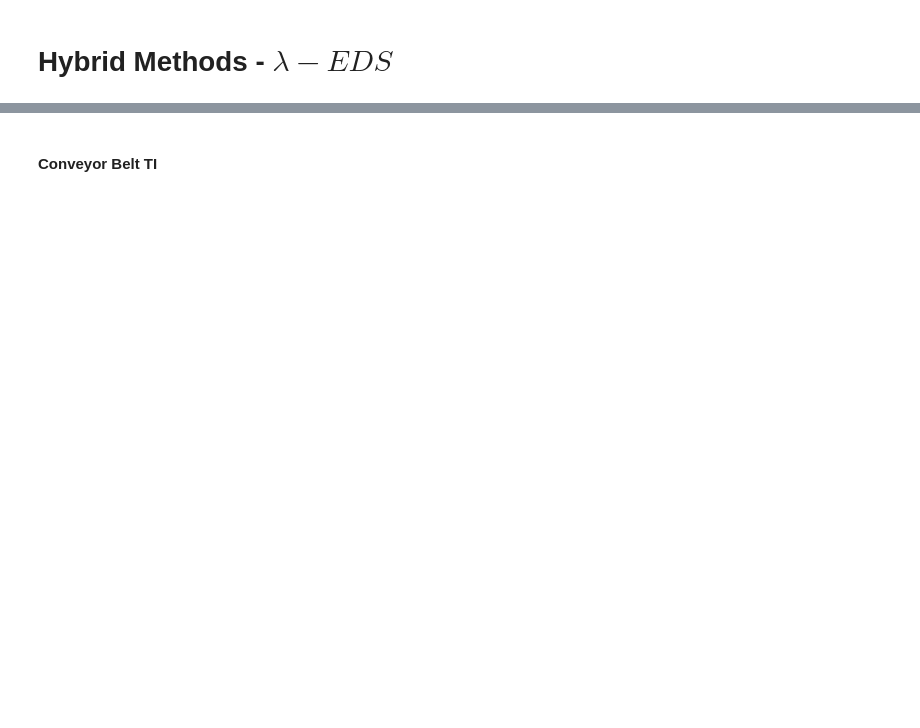
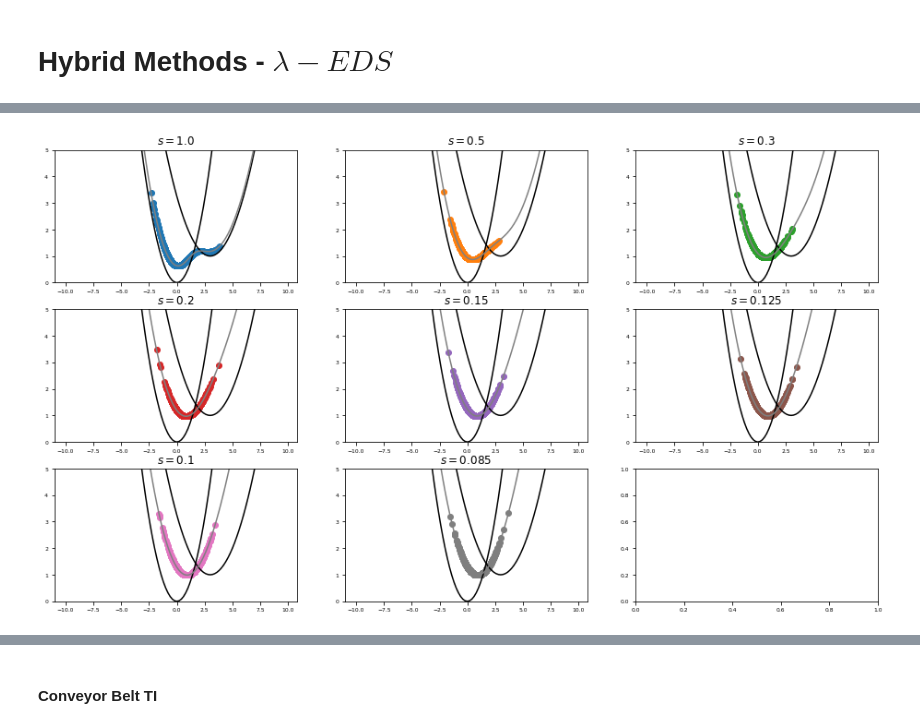
Before and after one commit to rinikerlab/Ensembler, a Jupyter notebook: examples/FreeEnergyCalculationSimulation.ipynb, the cells around one changed output, grey strips where cells are left out. Cells and saved outputs as stored; diff of their text form; code cells hidden in the pictures; blank space fills up the shorter version.

```diff
--- a/examples/FreeEnergyCalculationSimulation.ipynb
+++ b/examples/FreeEnergyCalculationSimulation.ipynb
@@ -679,14 +759,15 @@ plt.title("Sampled Potentials")
 # %%
+#simulate
 steps = simulation_steps_total_per_approach
 equilibration_steps = 100
 
 integrator = metropolisMonteCarloIntegrator(randomnessIncreaseFactor=rand)
-eds_system = edsSystem(potential=V_hleds, integrator=integrator, eds_Eoff=Eoff)
+hleds_system = edsSystem(potential=V_hleds, integrator=integrator, eds_Eoff=Eoff)
 hleds_simulation_trajs = []
 
 for s in s_values:
-    print(s)
     hleds_system.set_s(s)
+    print(hleds_system.potential)
     hleds_system.simulate(steps, withdrawTraj=True, initSystem=True)
     state_traj = hleds_system.getTrajectory()
     hleds_simulation_trajs.append(state_traj)
@@ -693,21 +792,26 @@ for s in s_values:
 # %%
 #Visualisation
 seperateeach=3
 rel_max = 5
 
-nTrajs = len(simulation_trajs)
+nTrajs = len(hleds_simulation_trajs)
 nrows = (nTrajs//seperateeach)+1 if(nTrajs%seperateeach >0) else(nTrajs//seperateeach)
 ncols = seperateeach if(nTrajs>seperateeach) else nTrajs
 
 fig, axes = plt.subplots(ncols=ncols, nrows=nrows, figsize=[16,9])
 axes= np.concatenate(axes)
 for ind, traj in enumerate(hleds_simulation_trajs):
-    V_eds.s_i = traj.s[1]
-    ene =  V_eds.ene(positions)
-    axes[ind].plot(positions, ene, c="C0", )
-    axes[ind].scatter(list(traj.position[equilibration_steps:]), traj.totPotEnergy[equilibration_steps:], c="orange")
-    axes[ind].set_ylim([np.min(ene)-1,np.min(ene)+rel_max])
+    V_hleds.s_i = traj.s[1]
+    ene =  V_hleds.ene(positions)
+    axes[ind].plot(positions, h1.ene(positions), c="black" )
+    axes[ind].plot(positions, h2.ene(positions), c="black" )
+
+    axes[ind].plot(positions, ene, c="grey" )
+    axes[ind].scatter(list(traj.position[equilibration_steps:]), traj.totPotEnergy[equilibration_steps:], c="C"+str(ind))
+    axes[ind].set_ylim([0, rel_max])
     axes[ind].set_title("$s = "+str(round(traj.s[1],3))+"$")
+# %% [output]
+[figure, added]
 # %%
 rew_zwanz = threeStateZwanzigReweighting(kT=True)
 
```
Also changed, not shown: parts of 47 cells of this notebook.
